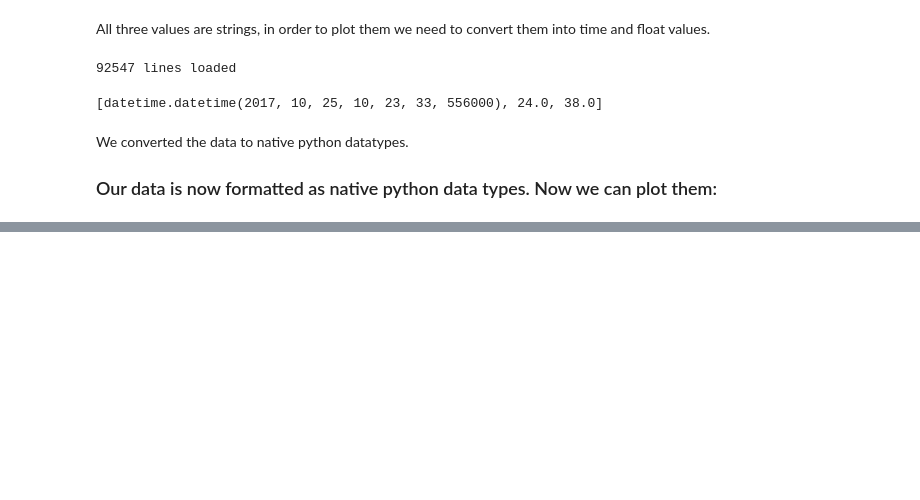
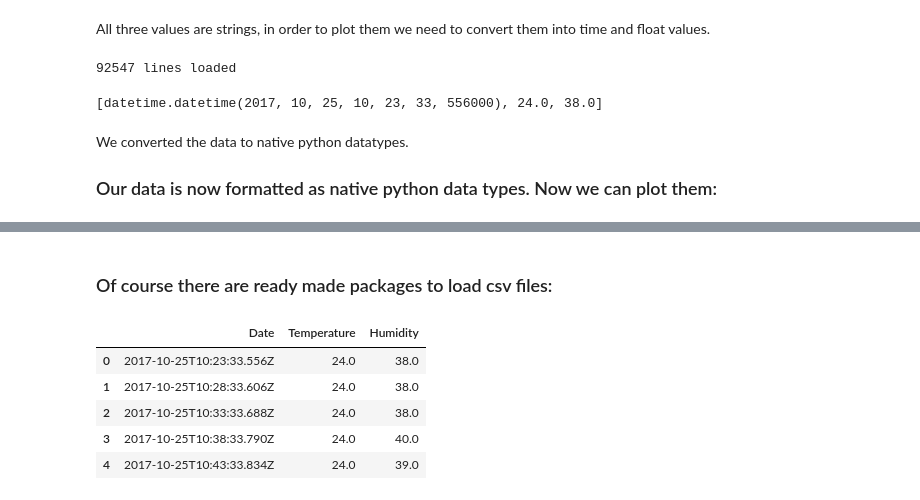
Before and after one commit to oliverguhr/htw-nlp-lecture, a Jupyter notebook: hello-python/Short Python Intro.ipynb, the cells around one changed output, grey strips where cells are left out. Saved outputs shown, nothing was run; the diff lists cells and outputs as text; code cells hidden in the pictures; blank space fills up the shorter version.

```diff
--- a/hello-python/Short Python Intro.ipynb
+++ b/hello-python/Short Python Intro.ipynb
@@ -264,0 +265,13 @@ plt.show()
+# %% [markdown]
+### Of course there are ready made packages to load csv files:
+# %%
+import pandas as pd
+data_frame = pd.read_table("https://www2.htw-dresden.de/~guhr/dist/sensor-data.csv", sep = ";", names=["Date", "Temperature", "Humidity"])
+data_frame.head()
+# %% [output]
+|  | Date | Temperature | Humidity |
+| 0 | 2017-10-25T10:23:33.556Z | 24.0 | 38.0 |
+| 1 | 2017-10-25T10:28:33.606Z | 24.0 | 38.0 |
+| 2 | 2017-10-25T10:33:33.688Z | 24.0 | 38.0 |
+| 3 | 2017-10-25T10:38:33.790Z | 24.0 | 40.0 |
+| 4 | 2017-10-25T10:43:33.834Z | 24.0 | 39.0 |
```
Also changed, not shown: parts of 5 cells of this notebook.
